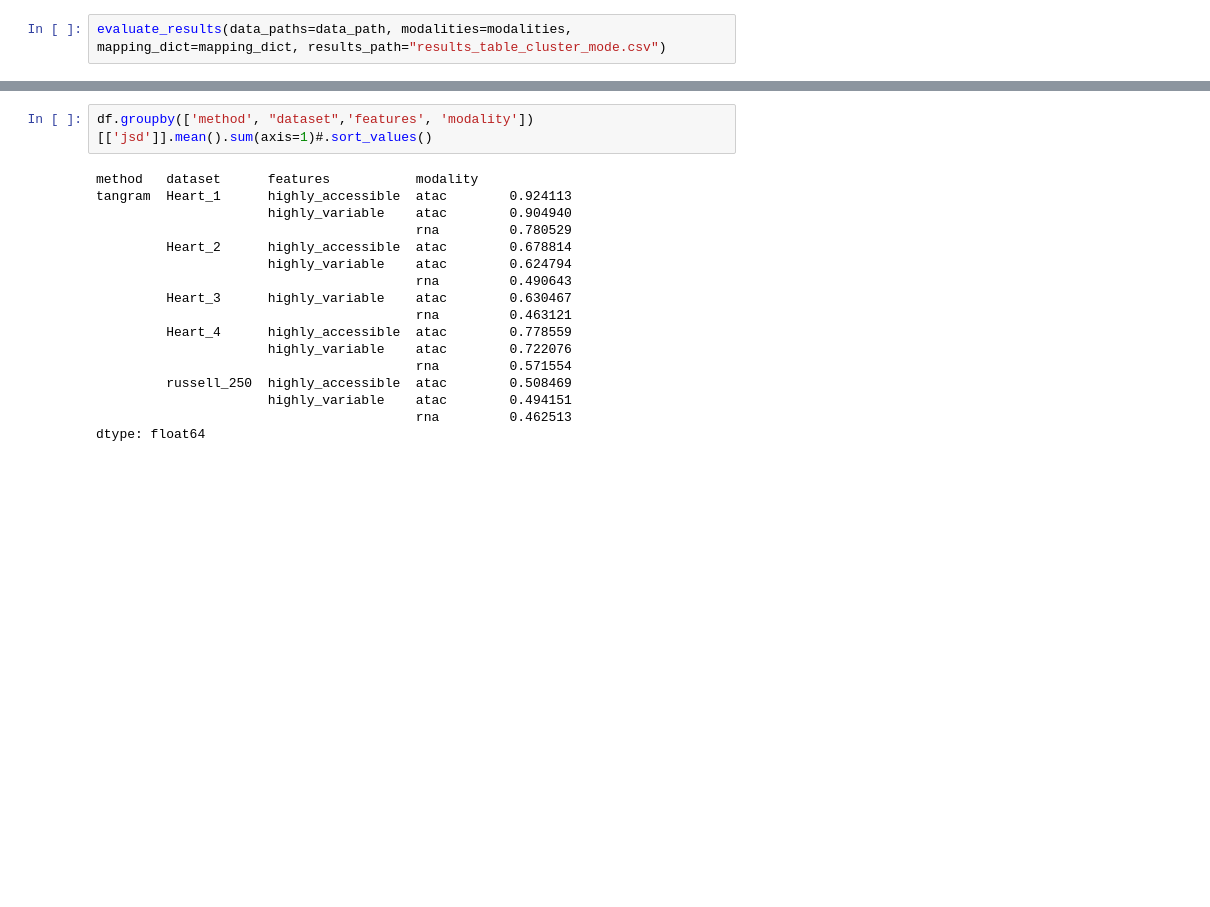
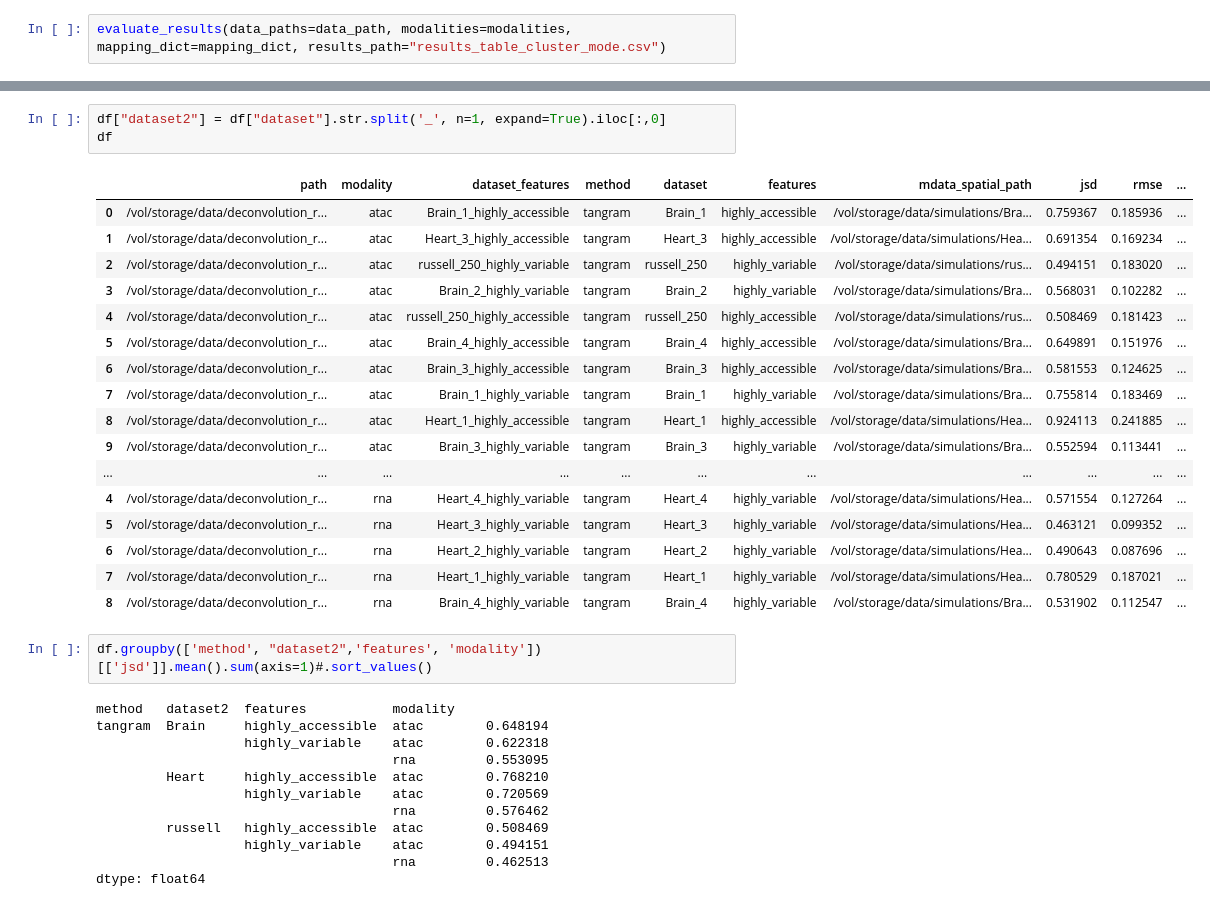
Before and after one commit to theislab/deconvATAC, a Jupyter notebook: notebooks/analysis/tangram_cluster_mode.ipynb, the cells around one changed output, grey strips where cells are left out. Cells and saved outputs as stored; diff of their text form; blank space fills up the shorter version.

```diff
--- a/notebooks/analysis/tangram_cluster_mode.ipynb
+++ b/notebooks/analysis/tangram_cluster_mode.ipynb
@@ -249,19 +195,35 @@ df.head()
+# %%
+df["dataset2"] = df["dataset"].str.split('_', n=1, expand=True).iloc[:,0]
+df
+# %% [output]
+|  | path | modality | dataset_features | method | dataset | features | mdata_spatial_path | jsd | rmse | ... |
+| 0 | /vol/storage/data/deconvolution_r... | atac | Brain_1_highly_accessible | tangram | Brain_1 | highly_accessible | /vol/storage/data/simulations/Bra... | 0.759367 | 0.185936 | ... |
+| 1 | /vol/storage/data/deconvolution_r... | atac | Heart_3_highly_accessible | tangram | Heart_3 | highly_accessible | /vol/storage/data/simulations/Hea... | 0.691354 | 0.169234 | ... |
+| 2 | /vol/storage/data/deconvolution_r... | atac | russell_250_highly_variable | tangram | russell_250 | highly_variable | /vol/storage/data/simulations/rus... | 0.494151 | 0.183020 | ... |
+| 3 | /vol/storage/data/deconvolution_r... | atac | Brain_2_highly_variable | tangram | Brain_2 | highly_variable | /vol/storage/data/simulations/Bra... | 0.568031 | 0.102282 | ... |
+| 4 | /vol/storage/data/deconvolution_r... | atac | russell_250_highly_accessible | tangram | russell_250 | highly_accessible | /vol/storage/data/simulations/rus... | 0.508469 | 0.181423 | ... |
+| 5 | /vol/storage/data/deconvolution_r... | atac | Brain_4_highly_accessible | tangram | Brain_4 | highly_accessible | /vol/storage/data/simulations/Bra... | 0.649891 | 0.151976 | ... |
+| 6 | /vol/storage/data/deconvolution_r... | atac | Brain_3_highly_accessible | tangram | Brain_3 | highly_accessible | /vol/storage/data/simulations/Bra... | 0.581553 | 0.124625 | ... |
+| 7 | /vol/storage/data/deconvolution_r... | atac | Brain_1_highly_variable | tangram | Brain_1 | highly_variable | /vol/storage/data/simulations/Bra... | 0.755814 | 0.183469 | ... |
+| 8 | /vol/storage/data/deconvolution_r... | atac | Heart_1_highly_accessible | tangram | Heart_1 | highly_accessible | /vol/storage/data/simulations/Hea... | 0.924113 | 0.241885 | ... |
+| 9 | /vol/storage/data/deconvolution_r... | atac | Brain_3_highly_variable | tangram | Brain_3 | highly_variable | /vol/storage/data/simulations/Bra... | 0.552594 | 0.113441 | ... |
+| ... | ... | ... | ... | ... | ... | ... | ... | ... | ... | ... |
+| 4 | /vol/storage/data/deconvolution_r... | rna | Heart_4_highly_variable | tangram | Heart_4 | highly_variable | /vol/storage/data/simulations/Hea... | 0.571554 | 0.127264 | ... |
+| 5 | /vol/storage/data/deconvolution_r... | rna | Heart_3_highly_variable | tangram | Heart_3 | highly_variable | /vol/storage/data/simulations/Hea... | 0.463121 | 0.099352 | ... |
+| 6 | /vol/storage/data/deconvolution_r... | rna | Heart_2_highly_variable | tangram | Heart_2 | highly_variable | /vol/storage/data/simulations/Hea... | 0.490643 | 0.087696 | ... |
+| 7 | /vol/storage/data/deconvolution_r... | rna | Heart_1_highly_variable | tangram | Heart_1 | highly_variable | /vol/storage/data/simulations/Hea... | 0.780529 | 0.187021 | ... |
+| 8 | /vol/storage/data/deconvolution_r... | rna | Brain_4_highly_variable | tangram | Brain_4 | highly_variable | /vol/storage/data/simulations/Bra... | 0.531902 | 0.112547 | ... |
 # %%
-df.groupby(['method', "dataset",'features', 'modality'])[['jsd']].mean().sum(axis=1)#.sort_values()
+df.groupby(['method', "dataset2",'features', 'modality'])[['jsd']].mean().sum(axis=1)#.sort_values()
 # %% [output]
-method   dataset      features           modality
-tangram  Heart_1      highly_accessible  atac        0.924113
-                      highly_variable    atac        0.904940
-                                         rna         0.780529
-         Heart_2      highly_accessible  atac        0.678814
-                      highly_variable    atac        0.624794
-                                         rna         0.490643
-         Heart_3      highly_variable    atac        0.630467
-                                         rna         0.463121
-         Heart_4      highly_accessible  atac        0.778559
-                      highly_variable    atac        0.722076
-                                         rna         0.571554
-         russell_250  highly_accessible  atac        0.508469
-                      highly_variable    atac        0.494151
-                                         rna         0.462513
+method   dataset2  features           modality
+tangram  Brain     highly_accessible  atac        0.648194
+                   highly_variable    atac        0.622318
+                                      rna         0.553095
+         Heart     highly_accessible  atac        0.768210
+                   highly_variable    atac        0.720569
+                                      rna         0.576462
+         russell   highly_accessible  atac        0.508469
+                   highly_variable    atac        0.494151
+                                      rna         0.462513
 dtype: float64
```
Also changed, not shown: parts of 8 cells of this notebook, 1 other file.
